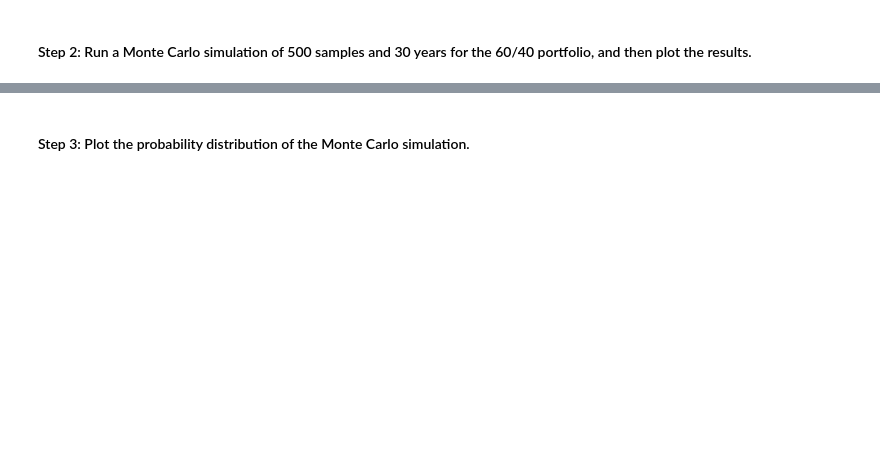
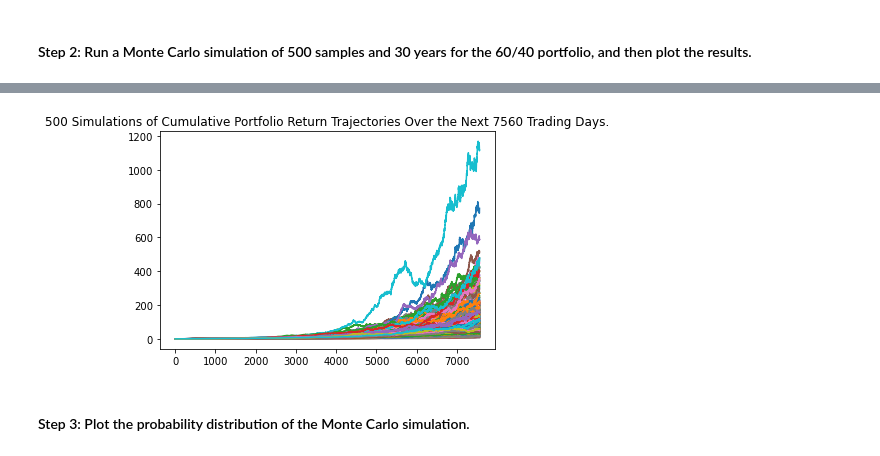
Before and after one commit to jmischung/Emergency-and-Retirement-Planning, a Jupyter notebook: financial_planning_tools.ipynb, the cells around one changed output, grey strips where cells are left out. Saved outputs shown, nothing was run; the diff lists cells and outputs as text; code cells hidden in the pictures; blank space fills up the shorter version.

```diff
--- a/financial_planning_tools.ipynb
+++ b/financial_planning_tools.ipynb
@@ -429,19 +429,28 @@ In this section, you’ll use the MCForecastTools library to create a Monte Carl
 # %%
 # Set start and end dates of 3 years back from your current date
 # Alternatively, you can use an end date of 2020-08-07 and work 3 years back from that date
-# YOUR CODE HERE
-# YOUR CODE HERE
+start_date = pd.Timestamp('2018-12-31', tz='America/New_York').isoformat()
+end_date = pd.Timestamp('2021-12-31', tz='America/New_York').isoformat()
 
 # Set number of rows to 1000 to retrieve the maximum amount of rows
-# YOUR CODE HERE
+limit_rows = 1000
 # %%
 # Use the Alpaca get_barset function to make the API call to get the 3 years worth of pricing data
 # The tickers and timeframe parameters should have been set in Part 1 of this activity
 # The start and end dates should be updated with the information set above
 # Remember to add the df property to the end of the call so the response is returned as a DataFrame
-# YOUR CODE HERE
+prices_df = alpaca.get_barset(
+    tickers,
+    timeframe,
+    start=start_date,
+    end=end_date,
+    limit=limit_rows
+).df
 
+# Keep only the date element of the index
+prices_df.index = prices_df.index.date
 
 # Display both the first and last five rows of the DataFrame
-# YOUR CODE HERE
-# YOUR CODE HERE
+display(prices_df.head())
+display(prices_df.tail())
+prices_df.shape
@@ -451,7 +476,12 @@ In this section, you’ll use the MCForecastTools library to create a Monte Carl
 # Configure the Monte Carlo simulation to forecast 30 years cumulative returns
 # The weights should be split 40% to AGG and 60% to SPY.
 # Run 500 samples.
-# YOUR CODE HERE
+MC_spy = MCSimulation(
+    portfolio_data=prices_df,
+    weights=[0.4, 0.6],
+    num_simulation=500,
+    num_trading_days=252*30
+)
 
 # Review the simulation input data
-# YOUR CODE HERE
+MC_spy.portfolio_data.head()
@@ -461,7 +541,9 @@ In this section, you’ll use the MCForecastTools library to create a Monte Carl
 # %%
 # Visualize the 30-year Monte Carlo simulation by creating an
 # overlay line plot
-# YOUR CODE HERE
+spy_line_plot = MC_spy.plot_simulation();
+# %% [output]
+[figure, added]
 # %% [markdown]
 #### Step 3: Plot the probability distribution of the Monte Carlo simulation.
 # %%
```
Also changed, not shown: parts of 8 cells of this notebook.
